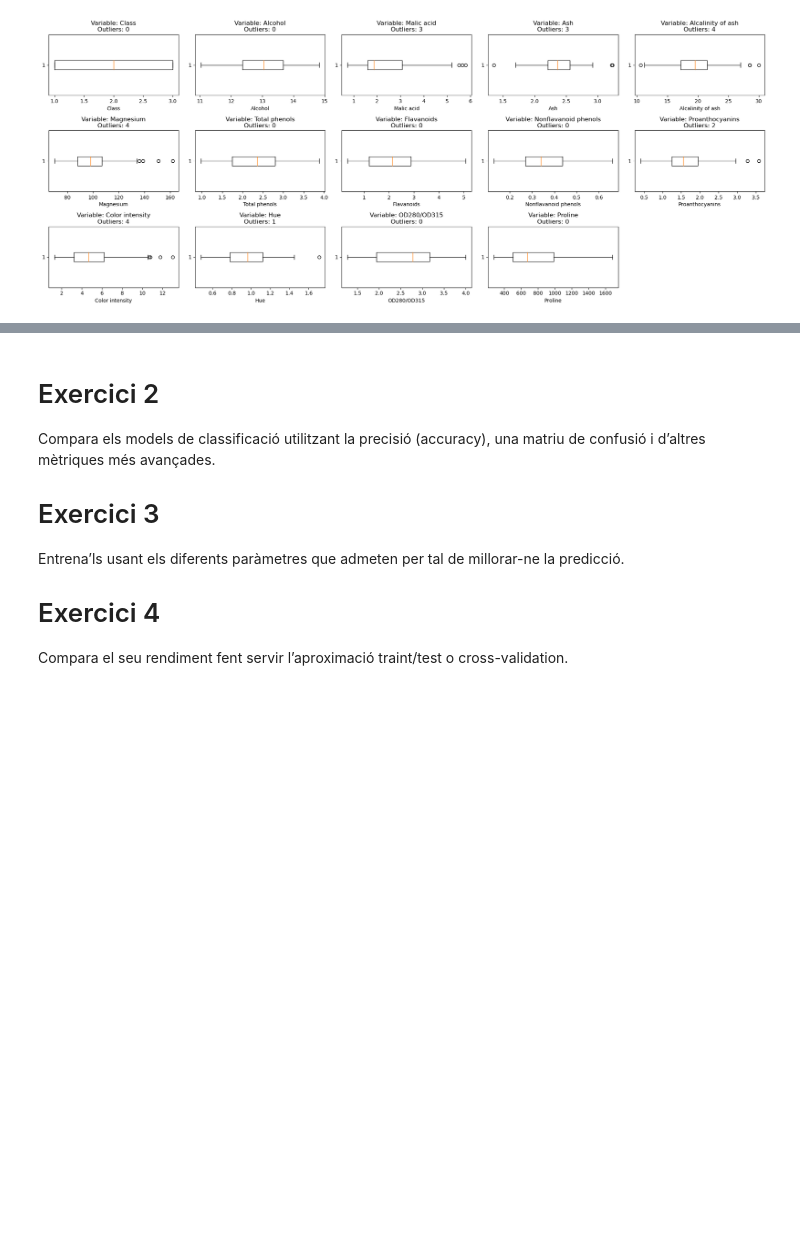
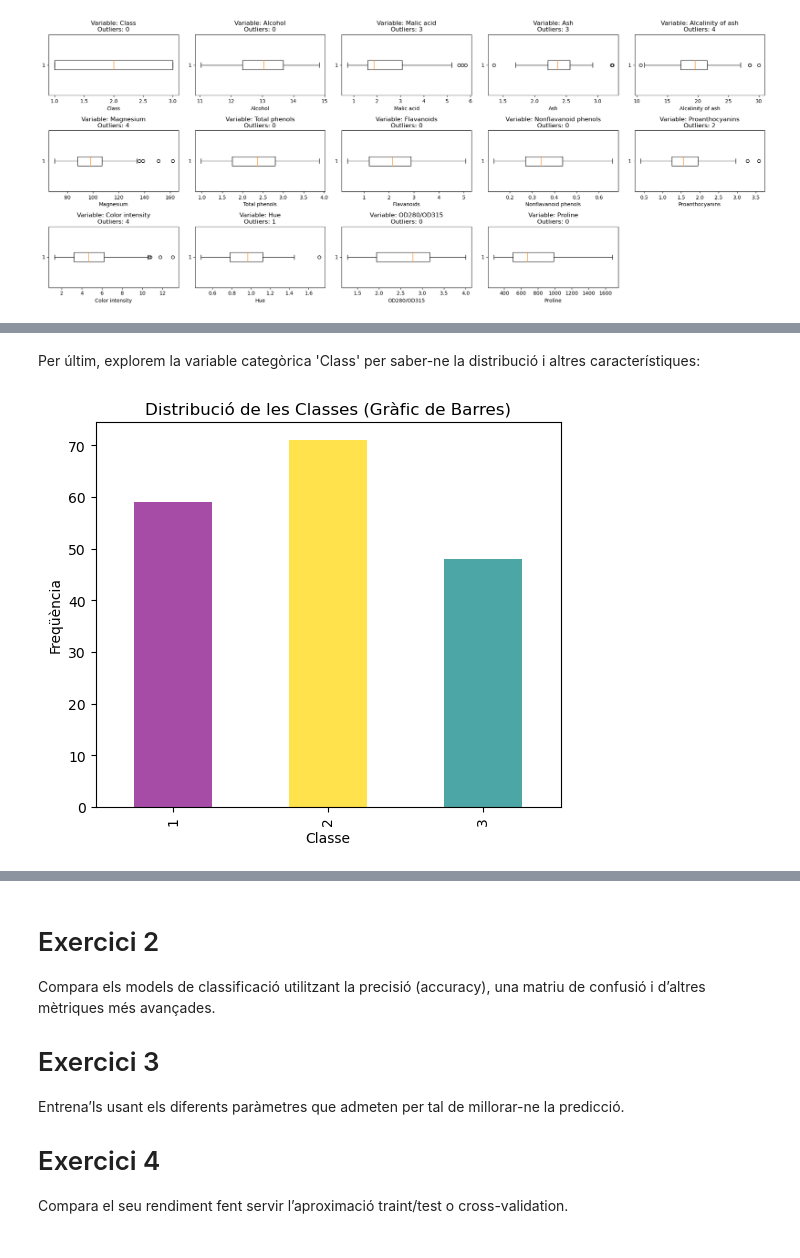
Before and after one commit to edaimon/ML_classification, a Jupyter notebook: T7.1.ipynb, the cells around one changed output, grey strips where cells are left out. Drawn from its saved outputs; the diff is of its cells as text; code cells hidden in the pictures; blank space fills up the shorter version.

```diff
--- a/T7.1.ipynb
+++ b/T7.1.ipynb
@@ -418,0 +385,14 @@ Crea almenys dos models de classificació diferents per intentar predir el millo
+# %% [markdown]
+Per últim, explorem la variable categòrica 'Class' per saber-ne la distribució i altres característiques:
+# %%
+# Gràfic de barres
+fig, ax = plt.subplots(figsize=(6, 5))
+class_counts = df['Class'].value_counts().sort_index()
+colors = ['purple', 'gold', 'teal']
+class_counts.plot.bar(color=colors, alpha=0.7, ax=ax)
+ax.set_xlabel('Classe')
+ax.set_ylabel('Freqüència')
+ax.set_title('Distribució de les Classes (Gràfic de Barres)')
+plt.show()
+# %% [output]
+[figure, added]
```
Also changed, not shown: parts of 52 cells of this notebook.
